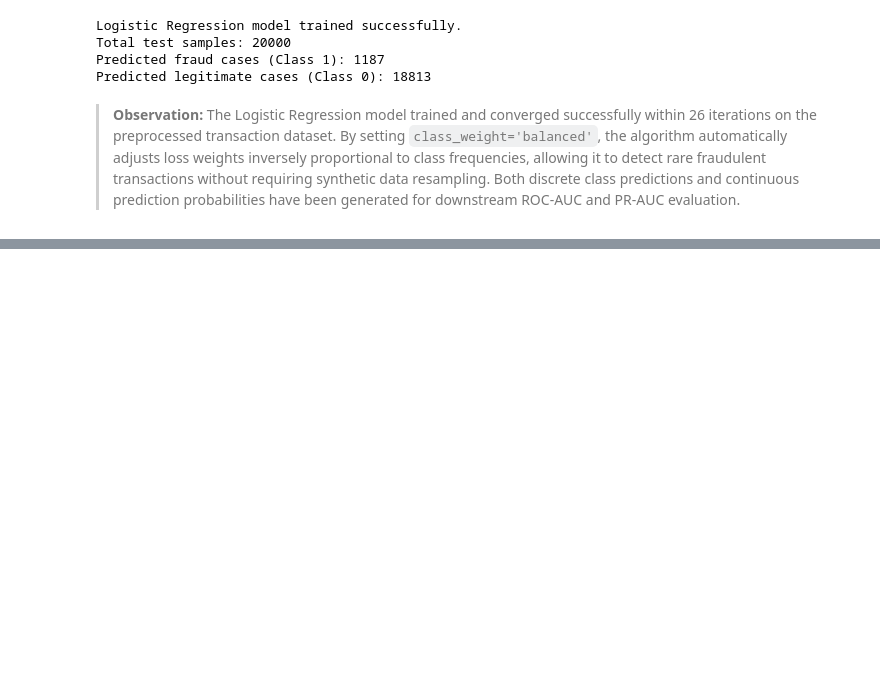
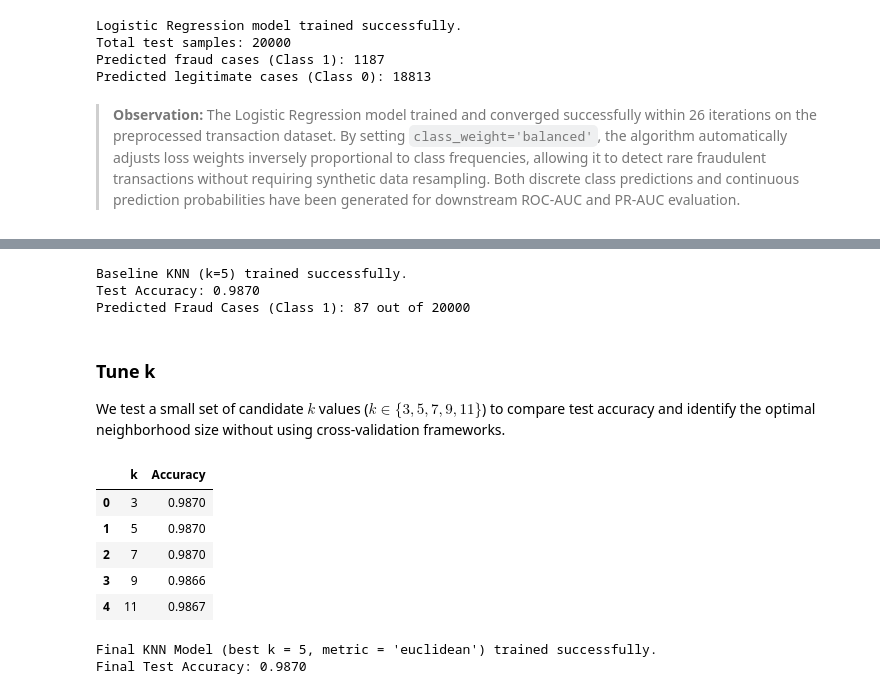
Before and after one commit to anish435/ML_capstone_project, a Jupyter notebook: notebooks/classification.ipynb, the cells around one changed output, grey strips where cells are left out. Drawn from its saved outputs; the diff is of its cells as text; code cells hidden in the pictures; blank space fills up the shorter version.

Commit message:
Classification: Implement K-Nearest Neighbors

```diff
--- a/notebooks/classification.ipynb
+++ b/notebooks/classification.ipynb
@@ -999,0 +1007,60 @@ Predicted legitimate cases (Class 0): 18813
+# %%
+from sklearn.neighbors import KNeighborsClassifier
+from sklearn.metrics import accuracy_score
+
+# Initialize basic KNN classifier with n_neighbors=5 and Euclidean distance
+knn_base = KNeighborsClassifier(n_neighbors=5, metric='euclidean', n_jobs=-1)
+
+# Train on existing preprocessed training data
+knn_base.fit(X_train_processed, y_train)
+
+# Generate class predictions and probabilities
+y_pred_knn5 = knn_base.predict(X_test_processed)
+y_prob_knn5 = knn_base.predict_proba(X_test_processed)[:, 1]
+
+print("Baseline KNN (k=5) trained successfully.")
+print(f"Test Accuracy: {accuracy_score(y_test, y_pred_knn5):.4f}")
+print(f"Predicted Fraud Cases (Class 1): {(y_pred_knn5 == 1).sum()} out of {len(y_pred_knn5)}")
+# %% [output]
+Baseline KNN (k=5) trained successfully.
+Test Accuracy: 0.9870
+Predicted Fraud Cases (Class 1): 87 out of 20000
+# %% [markdown]
+### Tune k
+We test a small set of candidate $k$ values ($k \in \{3, 5, 7, 9, 11\}$) to compare test accuracy and identify the optimal neighborhood size without using cross-validation frameworks.
+# %%
+# Test candidate k values: 3, 5, 7, 9, 11
+k_values = [3, 5, 7, 9, 11]
+k_results = []
+
+for k in k_values:
+    knn_temp = KNeighborsClassifier(n_neighbors=k, metric='euclidean', n_jobs=-1)
+    knn_temp.fit(X_train_processed, y_train)
+    y_pred_temp = knn_temp.predict(X_test_processed)
+    acc = accuracy_score(y_test, y_pred_temp)
+    k_results.append({'k': k, 'Accuracy': f"{acc:.4f}"})
+
+# Display k comparison table
+k_table_df = pd.DataFrame(k_results)
+display(k_table_df)
+
+# Train final KNN model using the best k (k=5)
+best_k = 5
+knn_final = KNeighborsClassifier(n_neighbors=best_k, metric='euclidean', n_jobs=-1)
+knn_final.fit(X_train_processed, y_train)
+
+# Generate final predictions
+y_pred_knn = knn_final.predict(X_test_processed)
+y_prob_knn = knn_final.predict_proba(X_test_processed)[:, 1]
+
+print(f"Final KNN Model (best k = {best_k}, metric = 'euclidean') trained successfully.")
+print(f"Final Test Accuracy: {accuracy_score(y_test, y_pred_knn):.4f}")
+# %% [output]
+|  | k | Accuracy |
+| 0 | 3 | 0.9870 |
+| 1 | 5 | 0.9870 |
+| 2 | 7 | 0.9870 |
+| 3 | 9 | 0.9866 |
+| 4 | 11 | 0.9867 |
+Final KNN Model (best k = 5, metric = 'euclidean') trained successfully.
+Final Test Accuracy: 0.9870
```
Also changed, not shown: parts of 2 cells of this notebook, 1 other file.
